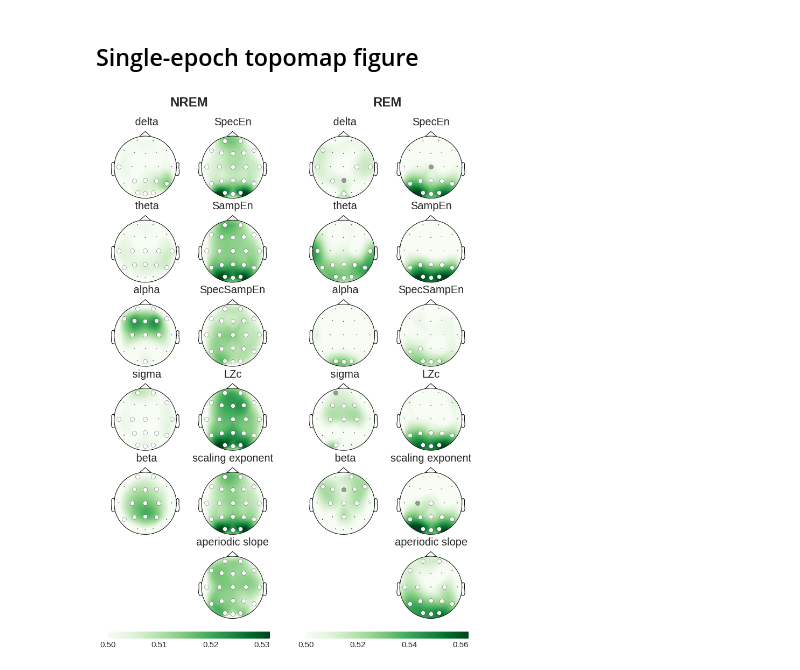
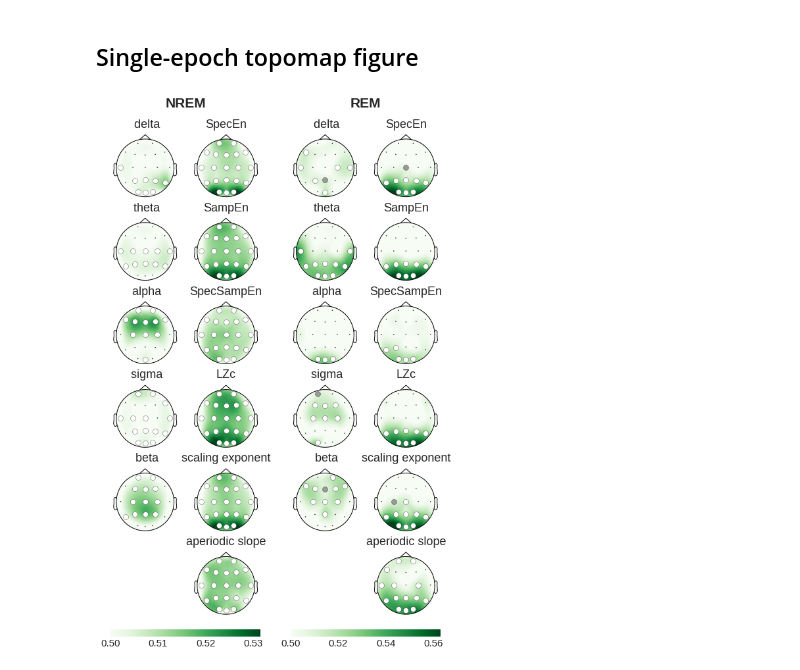
Before and after one commit to PhilippThoelke/caffeine-sleep, a Jupyter notebook: figureNotebooks/SingleEpoch-Figures.ipynb, the cells around one changed output. Saved outputs shown, nothing was run; the diff lists cells and outputs as text; code cells hidden in the pictures.

Commit message:
Update single-epoch ML figure

```diff
--- a/figureNotebooks/SingleEpoch-Figures.ipynb
+++ b/figureNotebooks/SingleEpoch-Figures.ipynb
@@ -99,13 +99,13 @@ for clf in scores.keys():
 ## Single-epoch topomap figure
 # %%
 cmap = "Greens"
-fontsize_small = 20
-fontsize_big = 24
+fontsize_small = 18
+fontsize_big = 21
 clf = "LDA"
 
 n_feat = len(FEATURES)
-fig, axes = plt.subplots(n_feat // 2 + 1, len(STAGES) * 2 + len(STAGES) - 1, figsize=(12, 16),
-                         gridspec_kw=dict(width_ratios=([0.15, 1, 1] * len(STAGES))[1:],
+fig, axes = plt.subplots(n_feat // 2 + 1, len(STAGES) * 2 + len(STAGES) - 1, figsize=(9, 13),
+                         gridspec_kw=dict(width_ratios=([0.1, 1, 1] * len(STAGES))[1:],
                                           height_ratios=[1] * (n_feat // 2) + [0.1]))
 gs = axes[0,0].get_gridspec()
 
@@ -141,31 +141,31 @@ for i_stage, stage in enumerate(STAGES):
         score = np.array([s[0] for s in scores[clf][stage][feat]])
         sig_thresh = np.array([s[2] for s in scores[clf][stage][feat]])
         sig_thresh_strong = np.array([s[3] for s in scores[clf][stage][feat]])
 
         # get significance marker params
         mask = score > sig_thresh
         marker_colors = [[0.6, 0.6, 0.6]] * len(mask)
         for i in np.where(score > sig_thresh_strong)[0]:
             marker_colors[i] = 'w'
         marker_colors = np.array(marker_colors)[mask]
 
         # plot topomaps
         viz.plot_topomap(score,
                          sensor_pos,
                          axes=ax,
                          mask=mask,
                          vmin=vmin,
                          vmax=vmax,
                          mask_params={'markersize': 8, 'markeredgewidth': 0.3, 'markerfacecolor': marker_colors},
                          cmap=cmap,
                          contours=False,
                          show=False)
         ax.set_title(fmt_feat(feat), fontsize=fontsize_small)
 
     mappable = cm.ScalarMappable(norm=colors.Normalize(vmin=vmin, vmax=vmax), cmap=cmap)
     fig.colorbar(mappable, cax=colorbar_axes[i_stage], orientation="horizontal")
 
 plt.savefig(os.path.join(FIGURE_PATH, "SupFigure1.pdf"), bbox_inches="tight", transparent=True)
 plt.show()
 # %% [output]
-[figure, old version]
+[figure, new version]
```
